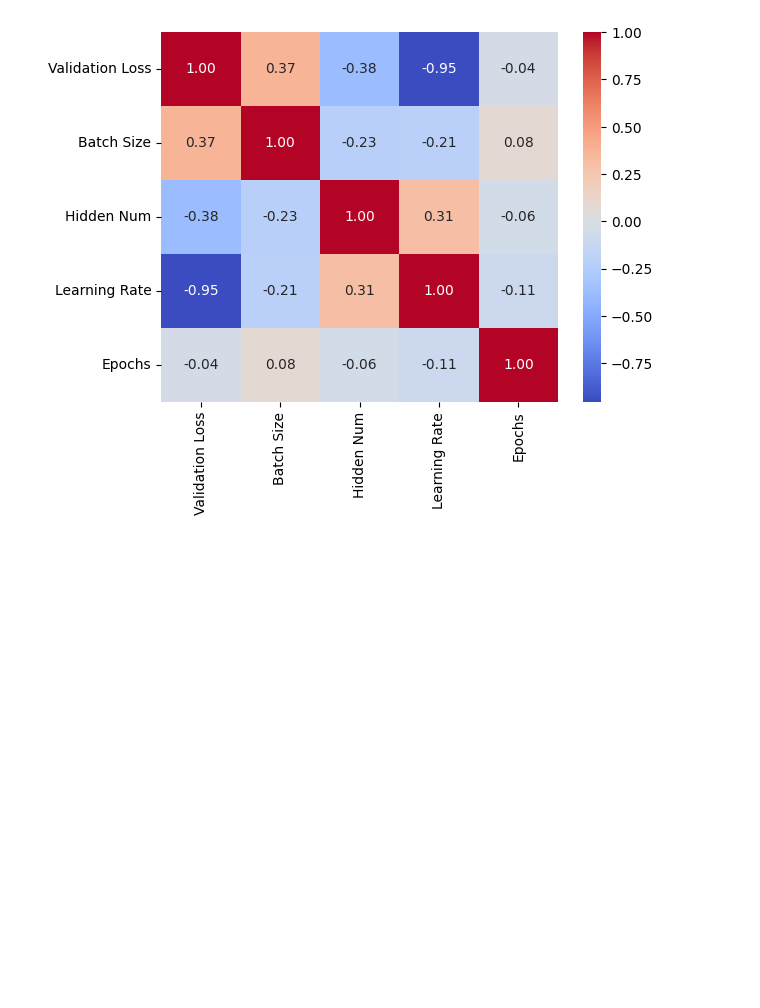
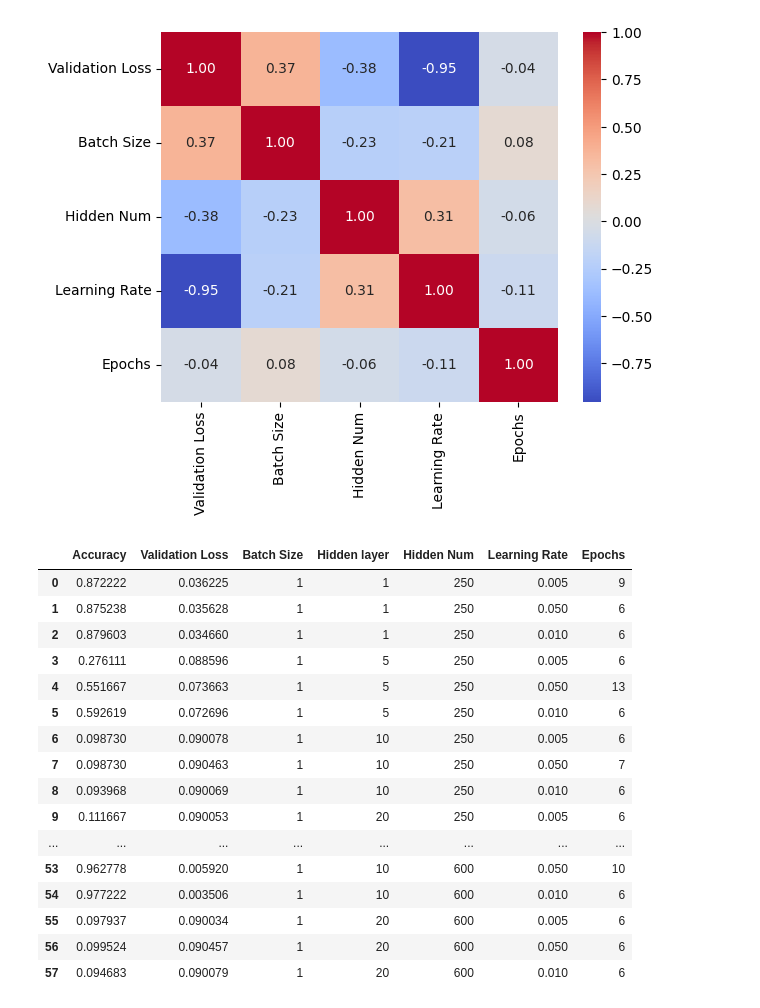
Before and after one commit to adesbx/Introduction-to-deep-learning, a Jupyter notebook: VariableCorrelationAnalysis.ipynb, the cells around one changed output. Saved outputs shown, nothing was run; the diff lists cells and outputs as text; code cells hidden in the pictures; blank space fills up the shorter version.

```diff
--- a/VariableCorrelationAnalysis.ipynb
+++ b/VariableCorrelationAnalysis.ipynb
@@ -69,3 +70,24 @@ sns.heatmap(correlation, annot=True, cmap="coolwarm", fmt=".2f")
 # %% [output]
 <Axes: >
 [figure]
+# %%
+df = pd.read_csv("dataMlp.csv")
+df
+# %% [output]
+|  | Accuracy | Validation Loss | Batch Size | Hidden layer | Hidden Num | Learning Rate | Epochs |
+| 0 | 0.872222 | 0.036225 | 1 | 1 | 250 | 0.005 | 9 |
+| 1 | 0.875238 | 0.035628 | 1 | 1 | 250 | 0.050 | 6 |
+| 2 | 0.879603 | 0.034660 | 1 | 1 | 250 | 0.010 | 6 |
+| 3 | 0.276111 | 0.088596 | 1 | 5 | 250 | 0.005 | 6 |
+| 4 | 0.551667 | 0.073663 | 1 | 5 | 250 | 0.050 | 13 |
+| 5 | 0.592619 | 0.072696 | 1 | 5 | 250 | 0.010 | 6 |
+| 6 | 0.098730 | 0.090078 | 1 | 10 | 250 | 0.005 | 6 |
+| 7 | 0.098730 | 0.090463 | 1 | 10 | 250 | 0.050 | 7 |
+| 8 | 0.093968 | 0.090069 | 1 | 10 | 250 | 0.010 | 6 |
+| 9 | 0.111667 | 0.090053 | 1 | 20 | 250 | 0.005 | 6 |
+| ... | ... | ... | ... | ... | ... | ... | ... |
+| 53 | 0.962778 | 0.005920 | 1 | 10 | 600 | 0.050 | 10 |
+| 54 | 0.977222 | 0.003506 | 1 | 10 | 600 | 0.010 | 6 |
+| 55 | 0.097937 | 0.090034 | 1 | 20 | 600 | 0.005 | 6 |
+| 56 | 0.099524 | 0.090457 | 1 | 20 | 600 | 0.050 | 6 |
+| 57 | 0.094683 | 0.090079 | 1 | 20 | 600 | 0.010 | 6 |
```
Also changed, not shown: parts of 2 cells of this notebook, 1 other file.
